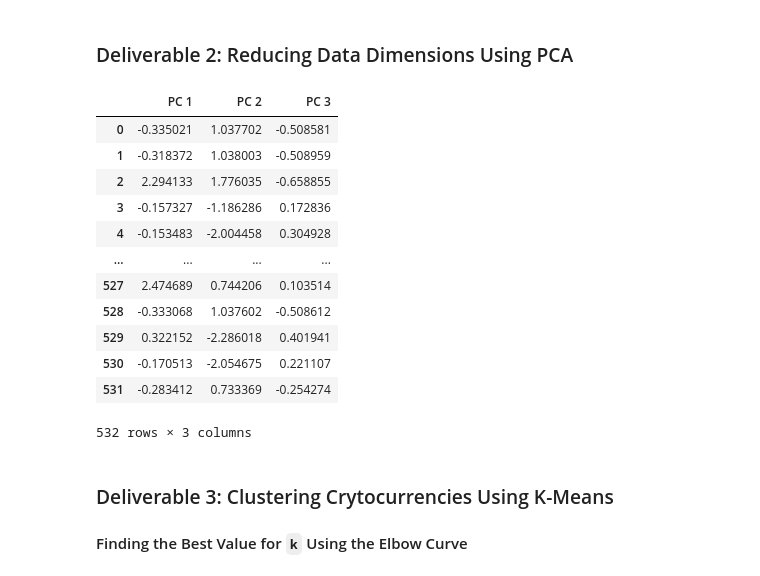
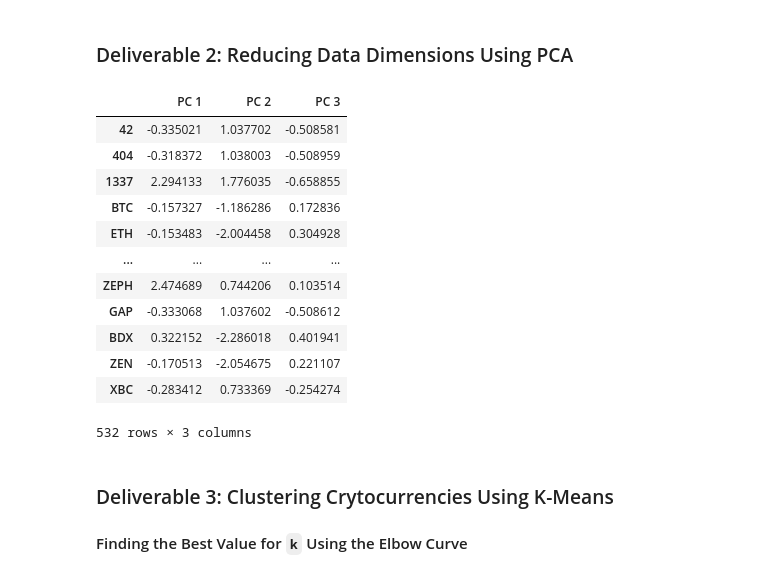
Before and after one commit to vasquez-cs/Cryptocurrencies, a Jupyter notebook: crypto_clustering.ipynb, the cells around one changed output. Cells and saved outputs as stored; diff of their text form; code cells hidden in the pictures.

```diff
--- a/crypto_clustering.ipynb
+++ b/crypto_clustering.ipynb
@@ -227,23 +227,22 @@ X_scaled_pca = pca.fit_transform(X_scaled)
 # %%
 # Create a DataFrame with the three principal components.
 pcs_df  = pd.DataFrame(
-    data=X_scaled_pca, columns=["PC 1", "PC 2", "PC 3"]
-    index=X.index()
-)
+    data=X_scaled_pca, columns=["PC 1", "PC 2", "PC 3"],
+    index=X.index)
 pcs_df
 # %% [output]
 |  | PC 1 | PC 2 | PC 3 |
-| 0 | -0.335021 | 1.037702 | -0.508581 |
-| 1 | -0.318372 | 1.038003 | -0.508959 |
-| 2 | 2.294133 | 1.776035 | -0.658855 |
-| 3 | -0.157327 | -1.186286 | 0.172836 |
-| 4 | -0.153483 | -2.004458 | 0.304928 |
+| 42 | -0.335021 | 1.037702 | -0.508581 |
+| 404 | -0.318372 | 1.038003 | -0.508959 |
+| 1337 | 2.294133 | 1.776035 | -0.658855 |
+| BTC | -0.157327 | -1.186286 | 0.172836 |
+| ETH | -0.153483 | -2.004458 | 0.304928 |
 | ... | ... | ... | ... |
-| 527 | 2.474689 | 0.744206 | 0.103514 |
-| 528 | -0.333068 | 1.037602 | -0.508612 |
-| 529 | 0.322152 | -2.286018 | 0.401941 |
-| 530 | -0.170513 | -2.054675 | 0.221107 |
-| 531 | -0.283412 | 0.733369 | -0.254274 |
+| ZEPH | 2.474689 | 0.744206 | 0.103514 |
+| GAP | -0.333068 | 1.037602 | -0.508612 |
+| BDX | 0.322152 | -2.286018 | 0.401941 |
+| ZEN | -0.170513 | -2.054675 | 0.221107 |
+| XBC | -0.283412 | 0.733369 | -0.254274 |
 532 rows × 3 columns
 # %% [markdown]
 ### Deliverable 3: Clustering Crytocurrencies Using K-Means
```
